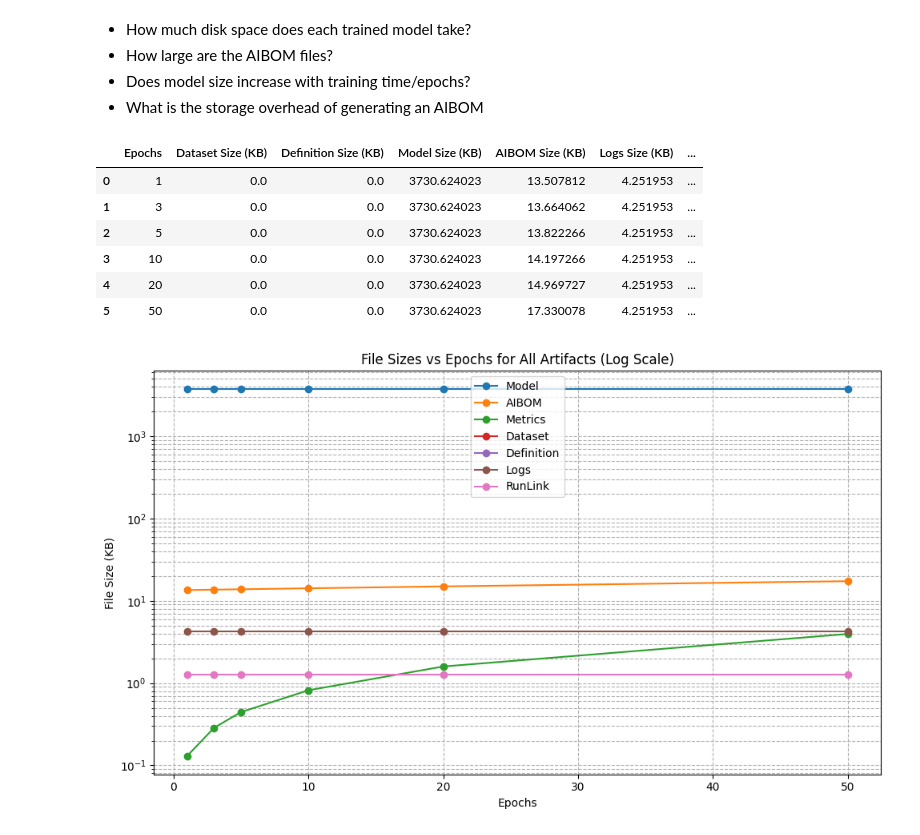
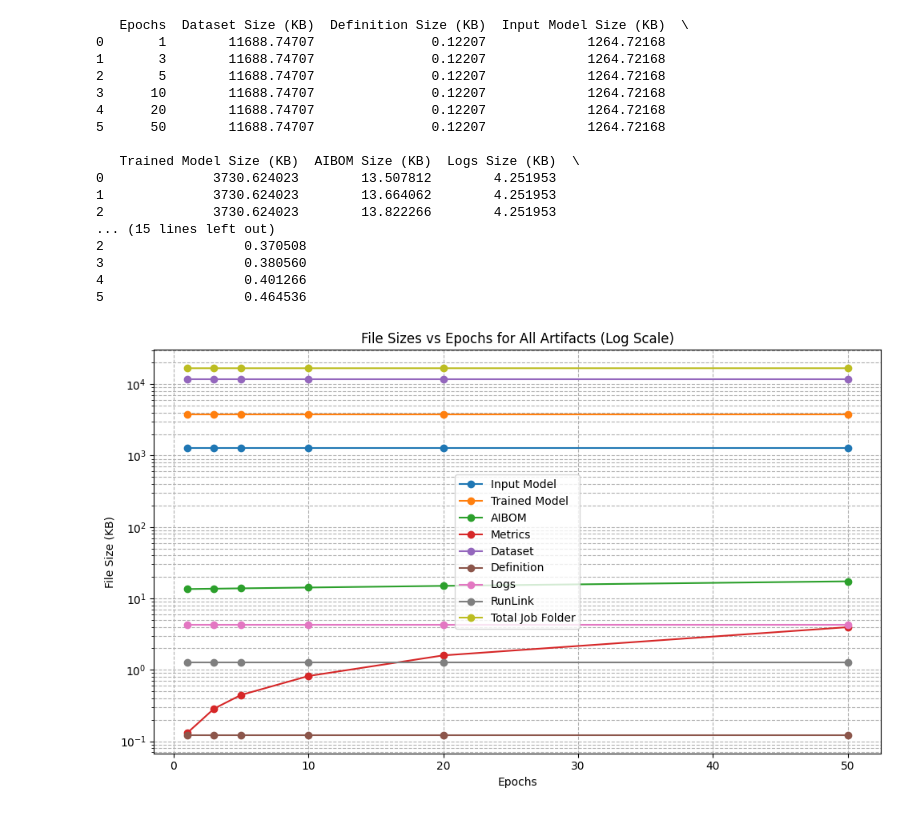
Before and after one commit to wiebe-vandendriessche/AIBoMGen, a Jupyter notebook: aibomgen-platform/utils/evaluation/performance_tests/measure_storage/epoch_analysis.ipynb, the cells around one changed output. Drawn from its saved outputs; the diff is of its cells as text; code cells hidden in the pictures.

```diff
--- a/aibomgen-platform/utils/evaluation/performance_tests/measure_storage/epoch_analysis.ipynb
+++ b/aibomgen-platform/utils/evaluation/performance_tests/measure_storage/epoch_analysis.ipynb
@@ -1,8 +1,3 @@
-# %% [markdown]
-- How much disk space does each trained model take?
-- How large are the AIBOM files?
-- Does model size increase with training time/epochs?
-- What is the storage overhead of generating an AIBOM
 # %%
 # to make this script executable, after running performance.py, make sure you download the folders from minio (dashboard is easiest)
 # and that they are in your download folder (~/Downloads/). Then update folder paths and run this.
@@ -25,21 +20,24 @@ minio_job_folders = [
     "5455cdb8-ccb4-4ec8-9a01-7a902dfcf5f4",
 ]
 model_sizes = []
+trained_model_sizes = []
 aibom_sizes = []
 dataset_sizes = []
 definition_sizes = []
 logs_sizes = []
 metrics_sizes = []
 runlink_sizes = []
+total_folder_sizes = []
 
 for folder in minio_job_folders:
     folder_path = DOWNLOADS / folder
     # Top-level files
-    dataset_file = folder_path / "dataset"
-    definition_file = folder_path / "definition"
+    dataset_file = folder_path / "dataset" / "cifar10_dataset.zip"
+    definition_file = folder_path / "definition" / "cifar10_definition.yaml"
+    model_file = folder_path / "model" / "cifar10_model.keras"
     # Output files
     output_path = folder_path / "output"
-    model_file = output_path / "trained_model.keras"
+    trained_model_file = output_path / "trained_model.keras"
     aibom_file = output_path / "cyclonedx_bom.json"
     logs_file = output_path / "logs.log"
     metrics_file = output_path / "metrics.json"
@@ -49,59 +47,77 @@ for folder in minio_job_folders:
     dataset_sizes.append(dataset_file.stat().st_size / 1024 if dataset_file.exists() else None)
     definition_sizes.append(definition_file.stat().st_size / 1024 if definition_file.exists() else None)
     model_sizes.append(model_file.stat().st_size / 1024 if model_file.exists() else None)
+    trained_model_sizes.append(trained_model_file.stat().st_size / 1024 if trained_model_file.exists() else None)
     aibom_sizes.append(aibom_file.stat().st_size / 1024 if aibom_file.exists() else None)
     logs_sizes.append(logs_file.stat().st_size / 1024 if logs_file.exists() else None)
     metrics_sizes.append(metrics_file.stat().st_size / 1024 if metrics_file.exists() else None)
     runlink_sizes.append(runlink_file.stat().st_size / 1024 if runlink_file and runlink_file.exists() else None)
 
+    # Calculate total folder size in KB
+    total_size = sum(f.stat().st_size for f in folder_path.rglob('*') if f.is_file()) / 1024
+    total_folder_sizes.append(total_size)
+
 df = pd.DataFrame({
     "Epochs": epochs_list,
     "Dataset Size (KB)": dataset_sizes,
     "Definition Size (KB)": definition_sizes,
-    "Model Size (KB)": model_sizes,
+    "Input Model Size (KB)": model_sizes,
+    "Trained Model Size (KB)": trained_model_sizes,
     "AIBOM Size (KB)": aibom_sizes,
     "Logs Size (KB)": logs_sizes,
     "Metrics Size (KB)": metrics_sizes,
     "RunLink Size (KB)": runlink_sizes,
-    "AIBOM % of Model": [100 * a / m if m else None for a, m in zip(aibom_sizes, model_sizes)]
+    "Total Job Folder Size (KB)": total_folder_sizes,
+    "AIBOM % of Trained Model": [100 * a / m if m else None for a, m in zip(aibom_sizes, trained_model_sizes)]
 })
-display(df)
+print(df)
 
 plt.figure(figsize=(10,6))
-plt.plot(df["Epochs"], df["Model Size (KB)"], marker='o', label="Model")
+plt.plot(df["Epochs"], df["Input Model Size (KB)"], marker='o', label="Input Model")
+plt.plot(df["Epochs"], df["Trained Model Size (KB)"], marker='o', label="Trained Model")
 plt.plot(df["Epochs"], df["AIBOM Size (KB)"], marker='o', label="AIBOM")
 plt.plot(df["Epochs"], df["Metrics Size (KB)"], marker='o', label="Metrics")
 plt.plot(df["Epochs"], df["Dataset Size (KB)"], marker='o', label="Dataset")
 plt.plot(df["Epochs"], df["Definition Size (KB)"], marker='o', label="Definition")
 plt.plot(df["Epochs"], df["Logs Size (KB)"], marker='o', label="Logs")
 plt.plot(df["Epochs"], df["RunLink Size (KB)"], marker='o', label="RunLink")
+plt.plot(df["Epochs"], df["Total Job Folder Size (KB)"], marker='o', label="Total Job Folder")
 
 plt.xlabel("Epochs")
 plt.ylabel("File Size (KB)")
 plt.title("File Sizes vs Epochs for All Artifacts (Log Scale)")
 plt.yscale("log")
 plt.legend()
 plt.grid(True, which="both", ls="--")
 plt.tight_layout()
 plt.show()
 
-# Use the same colors as in the previous plot for AIBOM and Metrics
 plt.figure(figsize=(8,5))
-plt.plot(df["Epochs"], df["AIBOM Size (KB)"], marker='o', label="AIBOM", color="#ff7f0e")   # orange
-plt.plot(df["Epochs"], df["Metrics Size (KB)"], marker='o', label="Metrics", color="#2ca02c") # green
+plt.plot(df["Epochs"], df["AIBOM Size (KB)"], marker='o', label="AIBOM", color="green")
+plt.plot(df["Epochs"], df["Metrics Size (KB)"], marker='o', label="Metrics", color="red")
 plt.xlabel("Epochs")
 plt.ylabel("File Size (KB)")
 plt.title("AIBOM and Metrics File Sizes vs Epochs")
 plt.legend()
 plt.grid(True)
 plt.tight_layout()
 plt.show()
 # %% [output]
-|  | Epochs | Dataset Size (KB) | Definition Size (KB) | Model Size (KB) | AIBOM Size (KB) | Logs Size (KB) | ... |
-| 0 | 1 | 0.0 | 0.0 | 3730.624023 | 13.507812 | 4.251953 | ... |
-| 1 | 3 | 0.0 | 0.0 | 3730.624023 | 13.664062 | 4.251953 | ... |
-| 2 | 5 | 0.0 | 0.0 | 3730.624023 | 13.822266 | 4.251953 | ... |
-| 3 | 10 | 0.0 | 0.0 | 3730.624023 | 14.197266 | 4.251953 | ... |
-| 4 | 20 | 0.0 | 0.0 | 3730.624023 | 14.969727 | 4.251953 | ... |
-| 5 | 50 | 0.0 | 0.0 | 3730.624023 | 17.330078 | 4.251953 | ... |
+   Epochs  Dataset Size (KB)  Definition Size (KB)  Input Model Size (KB)  \
+0       1        11688.74707               0.12207             1264.72168
+1       3        11688.74707               0.12207             1264.72168
+2       5        11688.74707               0.12207             1264.72168
+3      10        11688.74707               0.12207             1264.72168
+4      20        11688.74707               0.12207             1264.72168
+5      50        11688.74707               0.12207             1264.72168
+
+   Trained Model Size (KB)  AIBOM Size (KB)  Logs Size (KB)  \
+0              3730.624023        13.507812        4.251953
+1              3730.624023        13.664062        4.251953
+2              3730.624023        13.822266        4.251953
+... (15 lines left out)
+2                  0.370508
+3                  0.380560
+4                  0.401266
+5                  0.464536
-[figure, old version]
+[figure, new version]
```
Also changed, not shown: parts of 1 cell of this notebook, 2 other files.
